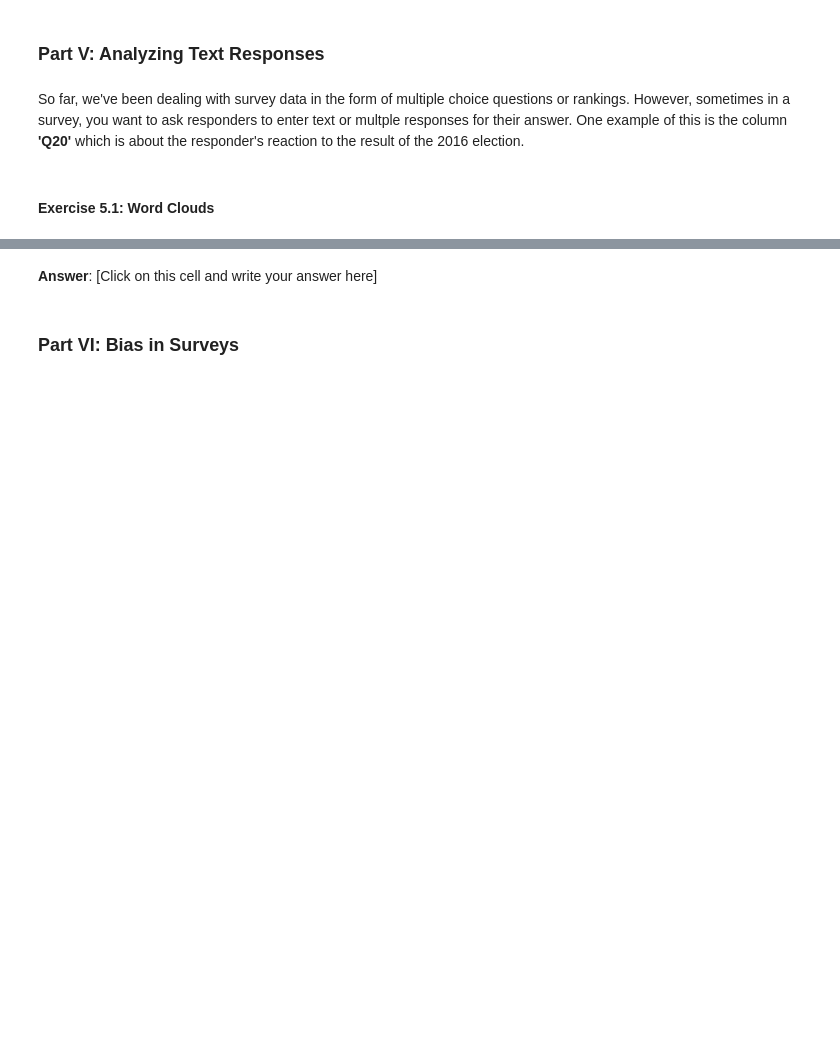
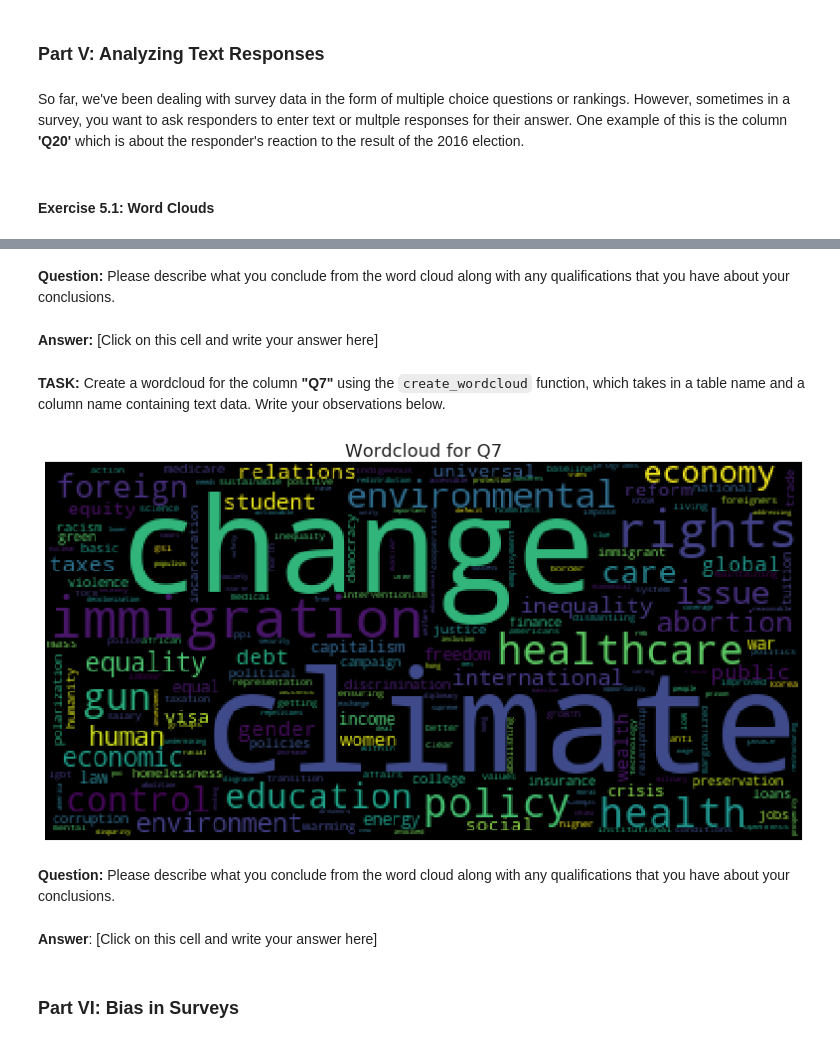
Before and after one commit to ds-modules/surveydata, a Jupyter notebook: gs102_fa19/lab02-gs102.ipynb, the cells around one changed output, grey strips where cells are left out. Drawn from its saved outputs; the diff is of its cells as text; code cells hidden in the pictures; blank space fills up the shorter version.

```diff
--- a/gs102_fa19/lab02-gs102.ipynb
+++ b/gs102_fa19/lab02-gs102.ipynb
@@ -389,3 +450,16 @@ create_wordcloud(q7, "Q7")
+# %% [markdown]
+**Question:** Please describe what you conclude from the word cloud along with any qualifications that you have about your conclusions.
+# %% [markdown]
+**Answer:** [Click on this cell and write your answer here]
+# %% [markdown]
+**TASK:** Create a wordcloud for the column **"Q7"** using the `create_wordcloud` function, which takes in a table name and a column name containing text data. Write your observations below.
+# %%
+clean_text_data = drop_missing_rows(text_data, "Q7")
+create_wordcloud(clean_text_data, "Q7")
+# %% [output]
+[figure, added]
+# %% [markdown]
+**Question:** Please describe what you conclude from the word cloud along with any qualifications that you have about your conclusions.
 # %% [markdown]
 **Answer**: [Click on this cell and write your answer here]
 # %% [markdown]
```
Also changed, not shown: parts of 33 cells of this notebook.
